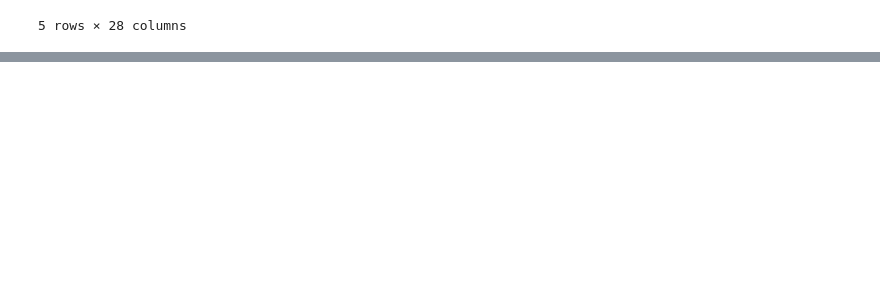
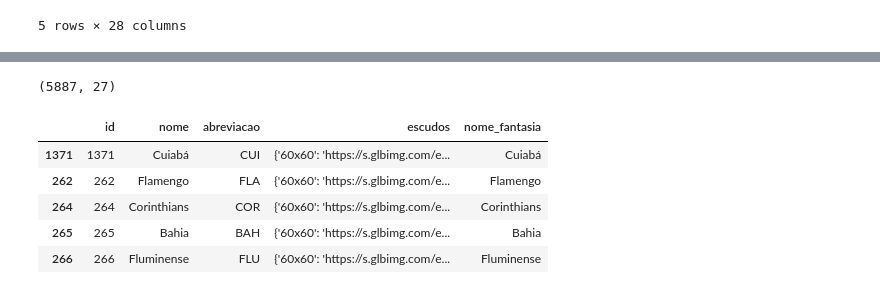
Before and after one commit to eleflow/estudo_cartola, a Jupyter notebook: notebooks/download_api_cartola.ipynb, the cells around one changed output, grey strips where cells are left out. Drawn from its saved outputs; the diff is of its cells as text; code cells hidden in the pictures; blank space fills up the shorter version.

```diff
--- a/notebooks/download_api_cartola.ipynb
+++ b/notebooks/download_api_cartola.ipynb
@@ -586,0 +665,15 @@ df1
+# %%
+df_scouts.shape
+# %% [output]
+(5887, 27)
+# %%
+df_clubes = pd.DataFrame.from_dict(pontuacao['clubes'], orient='index')
+# %%
+df_clubes.head()
+# %% [output]
+|  | id | nome | abreviacao | escudos | nome_fantasia |
+| 1371 | 1371 | Cuiabá | CUI | {'60x60': 'https://s.glbimg.com/e... | Cuiabá |
+| 262 | 262 | Flamengo | FLA | {'60x60': 'https://s.glbimg.com/e... | Flamengo |
+| 264 | 264 | Corinthians | COR | {'60x60': 'https://s.glbimg.com/e... | Corinthians |
+| 265 | 265 | Bahia | BAH | {'60x60': 'https://s.glbimg.com/e... | Bahia |
+| 266 | 266 | Fluminense | FLU | {'60x60': 'https://s.glbimg.com/e... | Fluminense |
```
Also changed, not shown: parts of 28 cells of this notebook, 2 other files.
